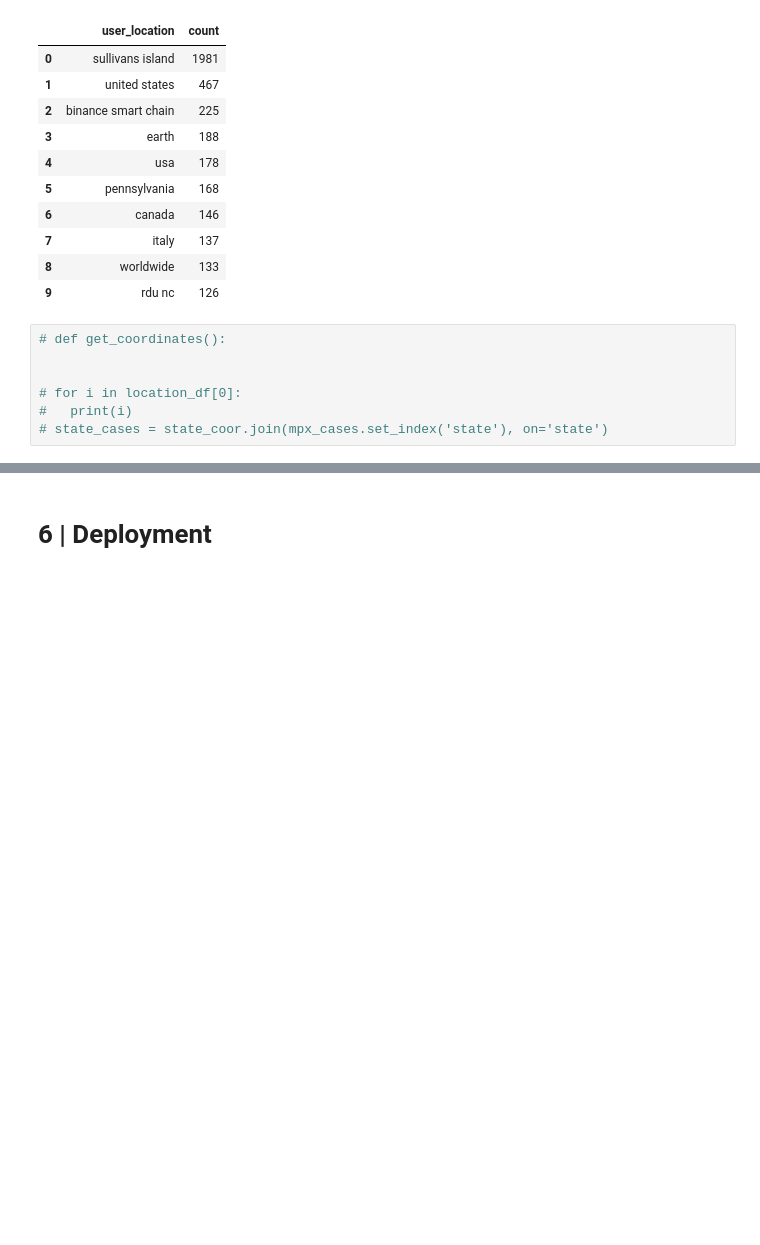
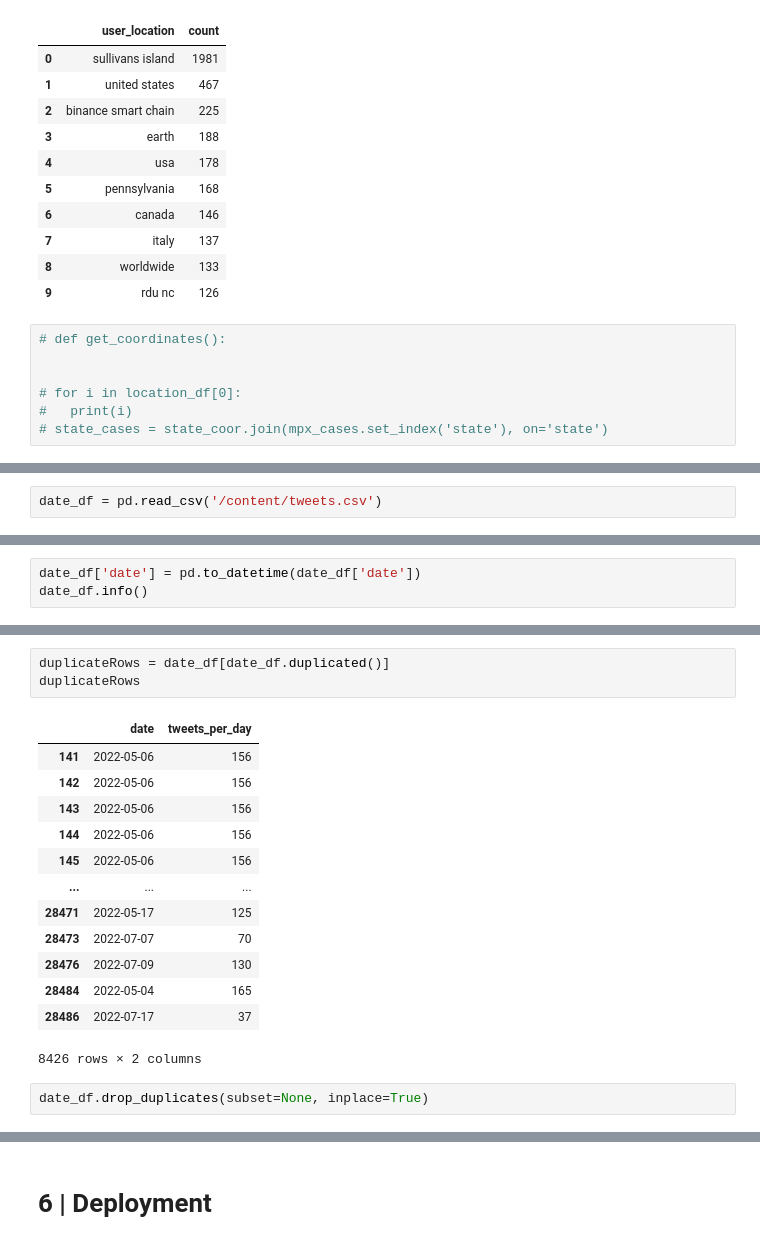
Before and after one commit to slp22/data-engineering-project, a Jupyter notebook: engineering_monkeypox_pipeline.ipynb, the cells around one changed output, grey strips where cells are left out. Cells and saved outputs as stored; diff of their text form; blank space fills up the shorter version.

```diff
--- a/engineering_monkeypox_pipeline.ipynb
+++ b/engineering_monkeypox_pipeline.ipynb
@@ -1104,0 +1150,2 @@ location_df.head(10)
+# %%
+date_df = pd.read_csv('/content/tweets.csv')
@@ -1104,0 +1168,3 @@ location_df.head(10)
+# %%
+date_df['date'] = pd.to_datetime(date_df['date'])
+date_df.info()
@@ -1104,0 +1213,19 @@ location_df.head(10)
+# %%
+duplicateRows = date_df[date_df.duplicated()]
+duplicateRows
+# %% [output]
+|  | date | tweets_per_day |
+| 141 | 2022-05-06 | 156 |
+| 142 | 2022-05-06 | 156 |
+| 143 | 2022-05-06 | 156 |
+| 144 | 2022-05-06 | 156 |
+| 145 | 2022-05-06 | 156 |
+| ... | ... | ... |
+| 28471 | 2022-05-17 | 125 |
+| 28473 | 2022-07-07 | 70 |
+| 28476 | 2022-07-09 | 130 |
+| 28484 | 2022-05-04 | 165 |
+| 28486 | 2022-07-17 | 37 |
+8426 rows × 2 columns
+# %%
+date_df.drop_duplicates(subset=None, inplace=True)
```
Also changed, not shown: parts of 29 cells of this notebook.
